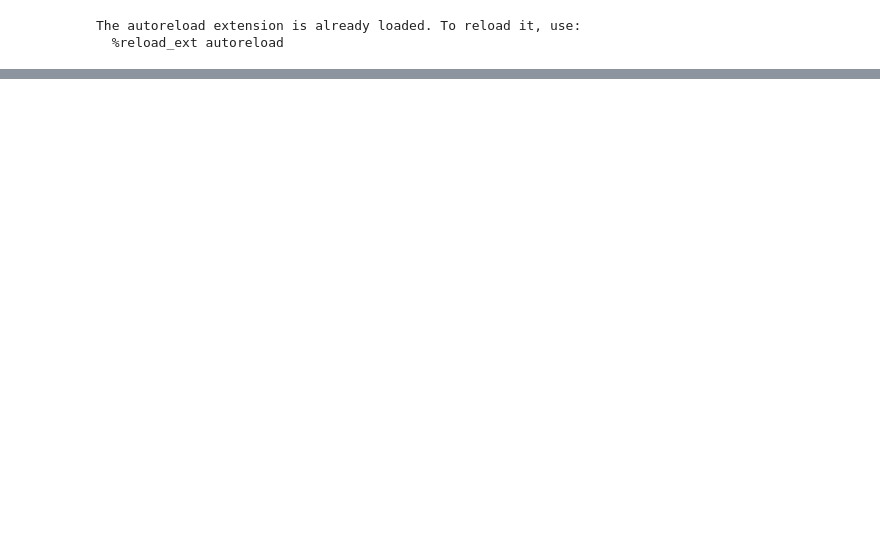
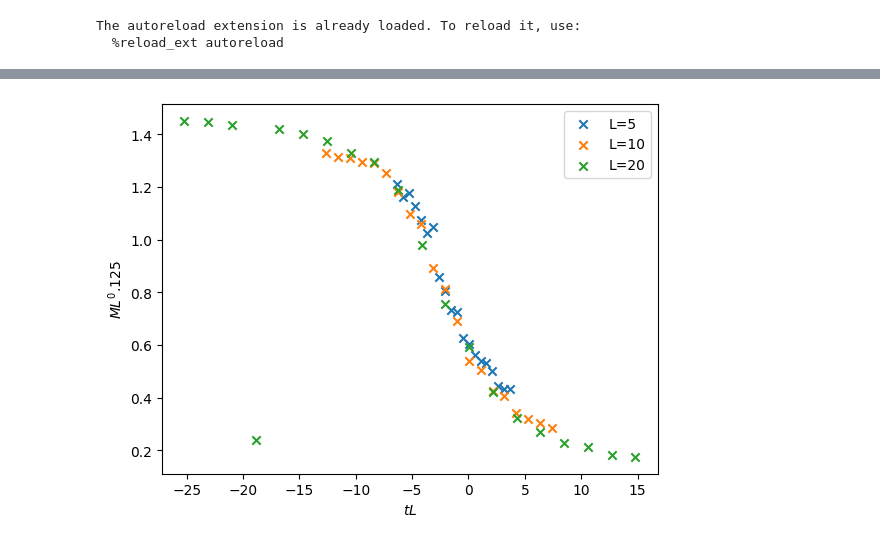
Before and after one commit to weenming/Monte-Carlo-Toolbox, a Jupyter notebook: wolff/mid.ipynb, the cells around one changed output, grey strips where cells are left out. Cells and saved outputs as stored; diff of their text form; code cells hidden in the pictures; blank space fills up the shorter version.

```diff
--- a/wolff/mid.ipynb
+++ b/wolff/mid.ipynb
@@ -42,0 +90,28 @@ KeyboardInterrupt:
+# %%
+get_m = lambda spin: spin.mean((-1, -2)).abs().mean()
+
+
+a, b = 0.125, 1
+Tc = 2.26
+
+fig, ax = plt.subplots(1, 1)
+Ts = np.linspace(1, 3, 20)
+for i, L in enumerate([5, 10, 20]):
+    m_T = []
+    for T in Ts:
+        logger = load_logger(L, 3000, T)
+        m = get_m(logger.states[1000:, 0])
+        m_T.append(m)
+    m_T = np.array(m_T)
+
+    ax.scatter((Ts - Tc) * L ** b, m_T * L ** a, label=f'L={L}', color=f'C{i}', marker='x')
+
+# ax.set_xscale('log')
+# ax.set_yscale('log')
+
+ax.legend()
+ax.set_xlabel('$tL$')
+ax.set_ylabel('$ML^0.125$')
+fig.savefig('./images/ising_2d_general.png')
+# %% [output]
+[figure, added]
```
Also changed, not shown: parts of 4 cells of this notebook, 6 other files.
